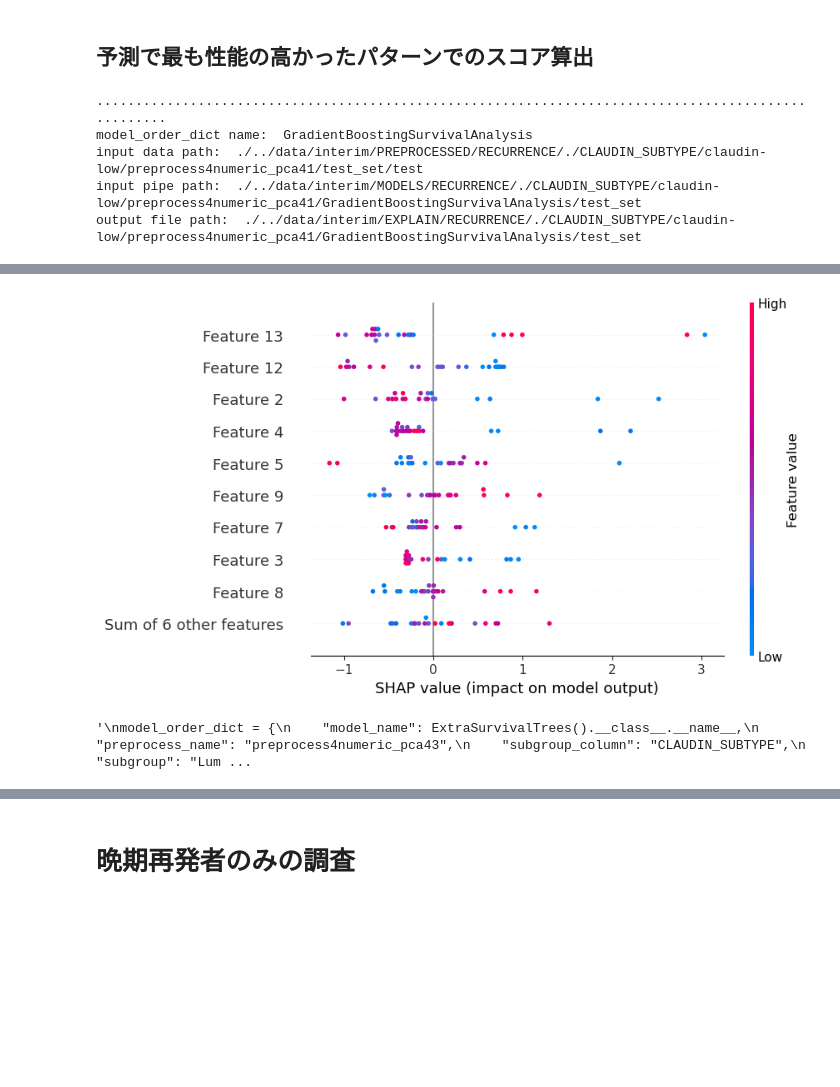
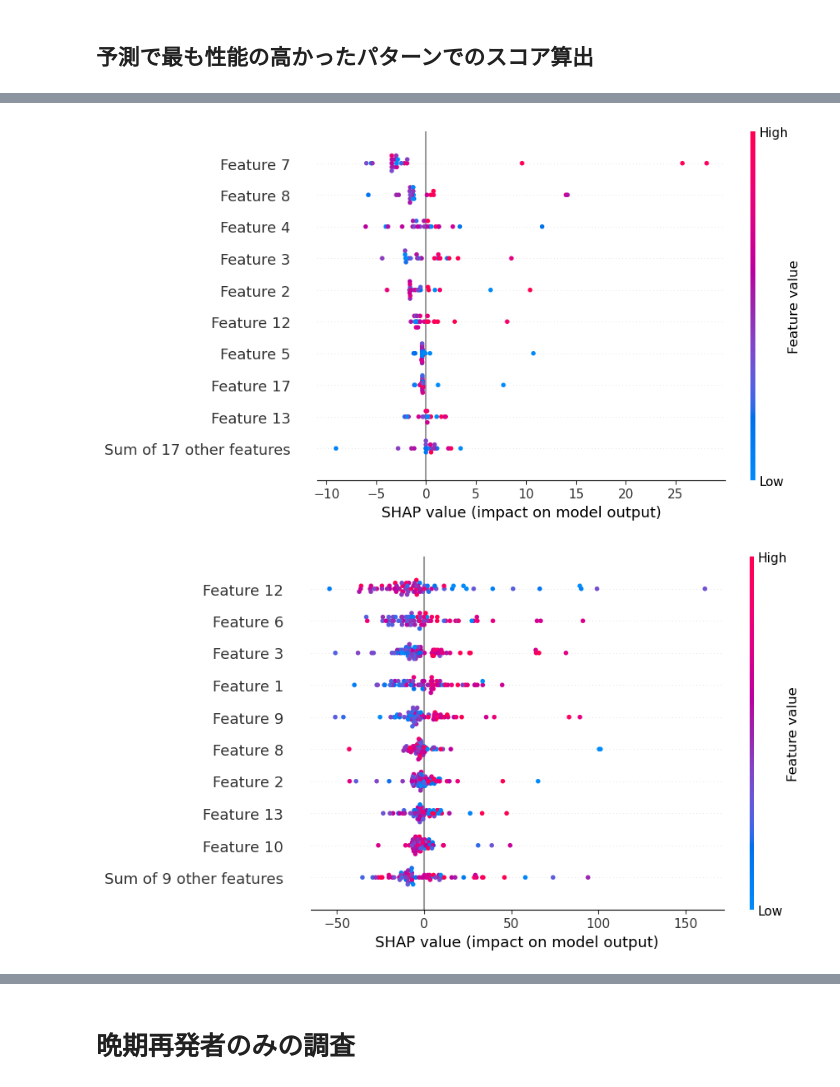
Before and after one commit to uga7643/breast_cancer_analytics, a Jupyter notebook: notebooks/5-explain_models_RFS (numeric)-Copy1.ipynb, the cells around one changed output, grey strips where cells are left out. Saved outputs shown, nothing was run; the diff lists cells and outputs as text; code cells hidden in the pictures; blank space fills up the shorter version.

```diff
--- a/notebooks/5-explain_models_RFS (numeric)-Copy1.ipynb
+++ b/notebooks/5-explain_models_RFS (numeric)-Copy1.ipynb
@@ -111,7 +153,7 @@ def exec_shap(model_order_dict: dict()):
     print(".........." * 10)
     print("model_order_dict name: ", model_order_dict["model_name"])
 
-    subgroup_path = "./{0}/{1}/{2}".format(
+    subgroup_path = "{0}/{1}/{2}".format(
         model_order_dict["subgroup_column"],
         model_order_dict["subgroup"],
         model_order_dict["preprocess_name"],
@@ -149,8 +191,8 @@ def exec_shap(model_order_dict: dict()):
 def calc_score(
     model_order_dict: dict(),
 ) -> pd.DataFrame():
-
-    subgroup_path = "./{0}/{1}/{2}".format(
+#subgroup_path = "./{0}/{1}/{2}"の./←消す！消さなくてもいけるかも？
+    subgroup_path = "{0}/{1}/{2}".format(
         model_order_dict["subgroup_column"],
         model_order_dict["subgroup"],
         model_order_dict["preprocess_name"],
@@ -161,7 +203,7 @@ def calc_score(
         config.INTERIM_EXPLAIN_RECURRENCE_DIR,
         subgroup_path,
         model_order_dict["model_name"],
-        "/test_set",
+        "test_set",
     )
     try:
         sv = functions.dill_load(pkl_path + "/shap_values.pkl")
@@ -293,19 +290,20 @@ Name: pca13, Length: 20603, dtype: float64
 # %% [markdown]
 ## 予測で最も性能の高かったパターンでのスコア算出
 # %%
-# 修士論文
+# IncrementalPCA
+
 model_order_dict = {
-    "model_name": GradientBoostingSurvivalAnalysis().__class__.__name__,
-    "preprocess_name": "preprocess4numeric_pca41",
+    "model_name": SurvivalTree().__class__.__name__,
+    "preprocess_name": "NEWpreprocess4numeric_Incpca26",
     "subgroup_column": "CLAUDIN_SUBTYPE",
     "subgroup": "claudin-low",
 }
 rank_claudinlow = calc_score(model_order_dict)
 
-"""
+
 model_order_dict = {
-    "model_name": ExtraSurvivalTrees().__class__.__name__,
-    "preprocess_name": "preprocess4numeric_pca43",
+    "model_name": SurvivalTree().__class__.__name__,
+    "preprocess_name": "NEWpreprocess4numeric_Incpca18",
     "subgroup_column": "CLAUDIN_SUBTYPE",
     "subgroup": "LumA",
 }
@@ -313,8 +311,8 @@ rank_LumA = calc_score(model_order_dict)
 
 
 model_order_dict = {
-    "model_name": GradientBoostingSurvivalAnalysis().__class__.__name__,
-    "preprocess_name": "preprocess4numeric_pca77",
+    "model_name": SurvivalTree().__class__.__name__,
+    "preprocess_name": "NEWpreprocess4numeric_Incpca216",
     "subgroup_column": "CLAUDIN_SUBTYPE",
     "subgroup": "LumB",
 }
@@ -323,16 +321,17 @@ rank_LumB = calc_score(model_order_dict)
 
 model_order_dict = {
     "model_name": GradientBoostingSurvivalAnalysis().__class__.__name__,
-    "preprocess_name": "preprocess4numeric_pca31",
+    "preprocess_name": "NEWpreprocess4numeric_Incpca51",
     "subgroup_column": "CLAUDIN_SUBTYPE",
     "subgroup": "Her2",
 }
 rank_Her2 = calc_score(model_order_dict)
 
 
+
 model_order_dict = {
-    "model_name": GradientBoostingSurvivalAnalysis().__class__.__name__,
-    "preprocess_name": "preprocess4numeric_pca30",
+    "model_name": ExtraSurvivalTrees().__class__.__name__,
+    "preprocess_name": "NEWpreprocess4numeric_Incpca5",
     "subgroup_column": "CLAUDIN_SUBTYPE",
     "subgroup": "Normal",
 }
@@ -340,17 +339,11 @@ rank_Normal = calc_score(model_order_dict)
 
 
 model_order_dict = {
-    "model_name": ComponentwiseGradientBoostingSurvivalAnalysis().__class__.__name__,
-    "preprocess_name": "preprocess4numeric_pca58",
+    "model_name": SurvivalTree().__class__.__name__,
+    "preprocess_name": "NEWpreprocess4numeric_Incpca134",
     "subgroup_column": "CLAUDIN_SUBTYPE",
     "subgroup": "Basal",
 }
 
 rank_Basal = calc_score(model_order_dict)
-"""
 # %% [output]
-....................................................................................................
-model_order_dict name:  GradientBoostingSurvivalAnalysis
-input data path:  ./../data/interim/PREPROCESSED/RECURRENCE/./CLAUDIN_SUBTYPE/claudin-low/preprocess4numeric_pca41/test_set/test
-input pipe path:  ./../data/interim/MODELS/RECURRENCE/./CLAUDIN_SUBTYPE/claudin-low/preprocess4numeric_pca41/GradientBoostingSurvivalAnalysis/test_set
-output file path:  ./../data/interim/EXPLAIN/RECURRENCE/./CLAUDIN_SUBTYPE/claudin-low/preprocess4numeric_pca41/GradientBoostingSurvivalAnalysis/test_set
@@ -358,2 +350,2 @@ output file path:  ./../data/interim/EXPLAIN/RECURRENCE/./CLAUDIN_SUBTYPE/claudi
-[figure, old version]
+[figure, new version]
-'\nmodel_order_dict = {\n    "model_name": ExtraSurvivalTrees().__class__.__name__,\n    "preprocess_name": "preprocess4numeric_pca43",\n    "subgroup_column": "CLAUDIN_SUBTYPE",\n    "subgroup": "Lum ...
+[figure, added]
```
Also changed, not shown: parts of 26 cells of this notebook, 6 other files.
